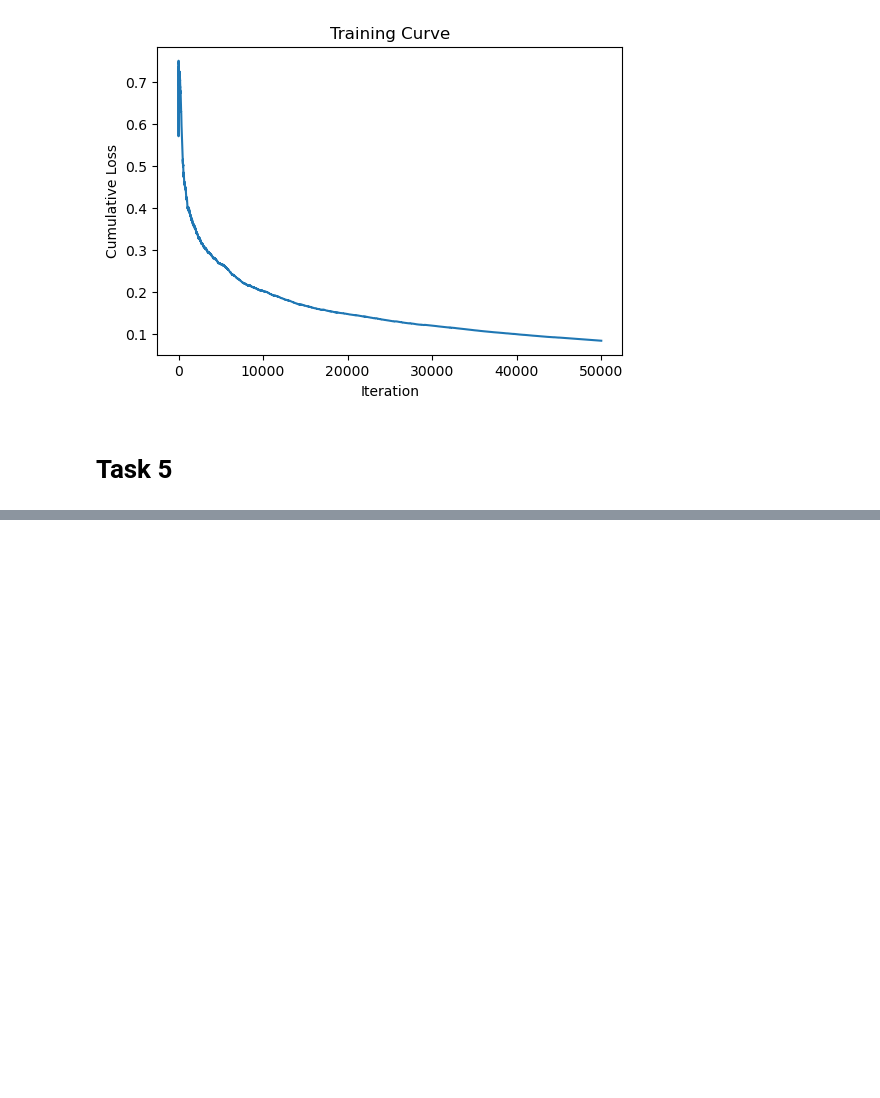
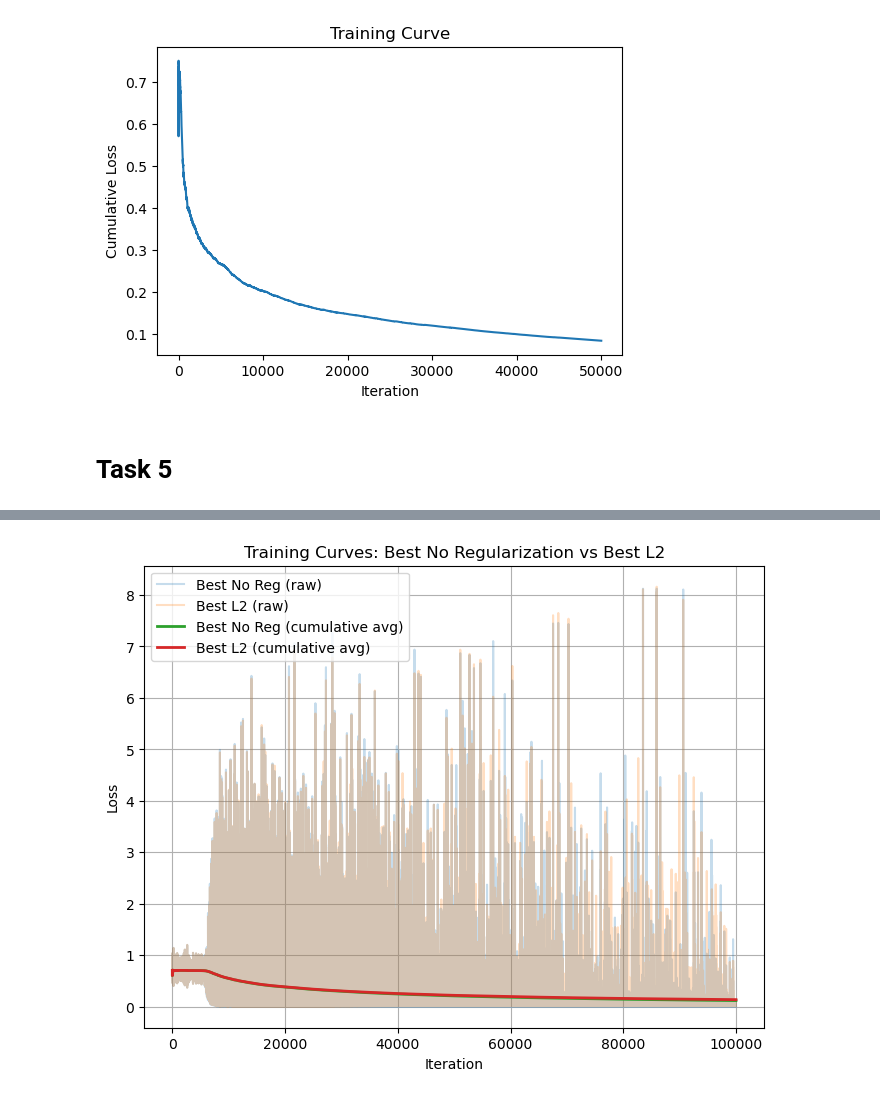
Before and after one commit to PatriotArrow/DeepLearning, a Jupyter notebook: assignment1/submission.ipynb, the cells around one changed output, grey strips where cells are left out. Cells and saved outputs as stored; diff of their text form; code cells hidden in the pictures; blank space fills up the shorter version.

```diff
--- a/assignment1/submission.ipynb
+++ b/assignment1/submission.ipynb
@@ -763,0 +988,27 @@ plt.show()
+# %%
+# Extract loss histories
+loss_no = np.array(best_no_reg["model"].loss_history)
+loss_l2 = np.array(best_l2["model"].loss_history)
+
+# Compute cumulative averages
+cum_no = np.cumsum(loss_no) / np.arange(1, len(loss_no)+1)
+cum_l2 = np.cumsum(loss_l2) / np.arange(1, len(loss_l2)+1)
+
+plt.figure(figsize=(8,6))
+
+# Raw curves (lighter)
+plt.plot(loss_no, alpha=0.25, label="Best No Reg (raw)")
+plt.plot(loss_l2, alpha=0.25, label="Best L2 (raw)")
+
+# Smoothed curves (clear trend)
+plt.plot(cum_no, linewidth=2, label="Best No Reg (cumulative avg)")
+plt.plot(cum_l2, linewidth=2, label="Best L2 (cumulative avg)")
+
+plt.xlabel("Iteration")
+plt.ylabel("Loss")
+plt.title("Training Curves: Best No Regularization vs Best L2")
+plt.grid(True)
+plt.legend()
+plt.show()
+# %% [output]
+[figure, added]
```
Also changed, not shown: parts of 11 cells of this notebook.
